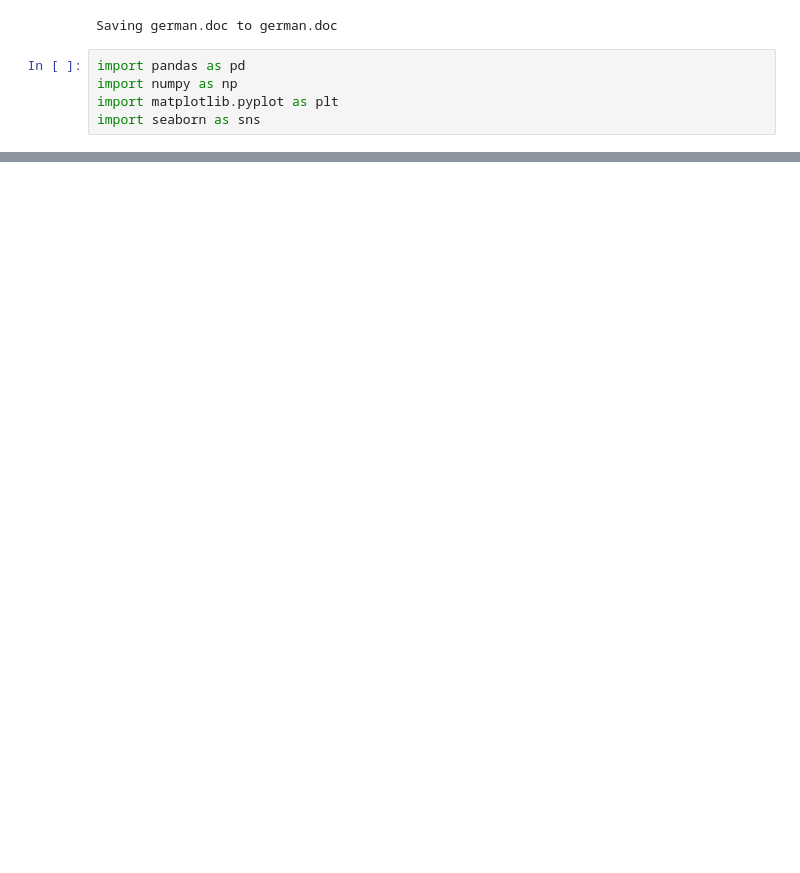
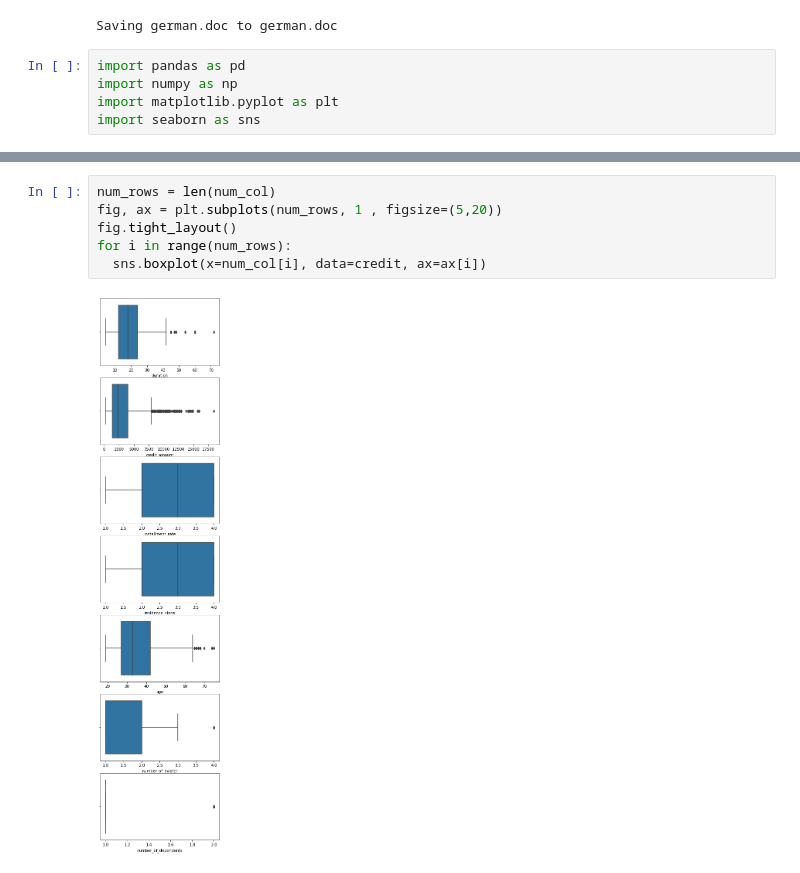
Before and after one commit to shreyansh273/GTx_6501, a Jupyter notebook: Week_4.ipynb, the cells around one changed output, grey strips where cells are left out. Drawn from its saved outputs; the diff is of its cells as text; blank space fills up the shorter version.

```diff
--- a/Week_4.ipynb
+++ b/Week_4.ipynb
@@ -73,0 +108,8 @@ than it is to class a customer as bad when they are good (1).
+# %%
+num_rows = len(num_col)
+fig, ax = plt.subplots(num_rows, 1 , figsize=(5,20))
+fig.tight_layout()
+for i in range(num_rows):
+  sns.boxplot(x=num_col[i], data=credit, ax=ax[i])
+# %% [output]
+[figure, added]
```
Also changed, not shown: parts of 13 cells of this notebook.
